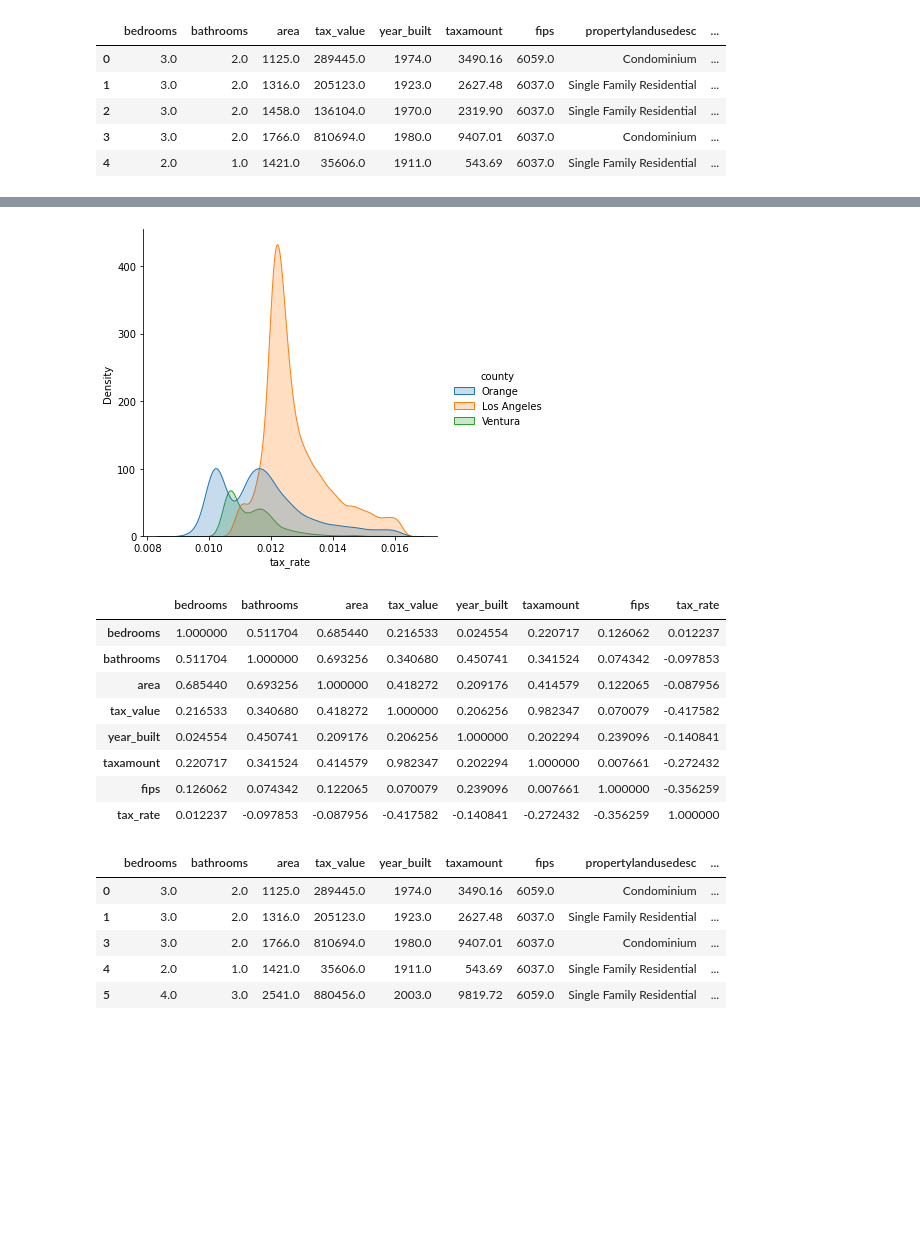
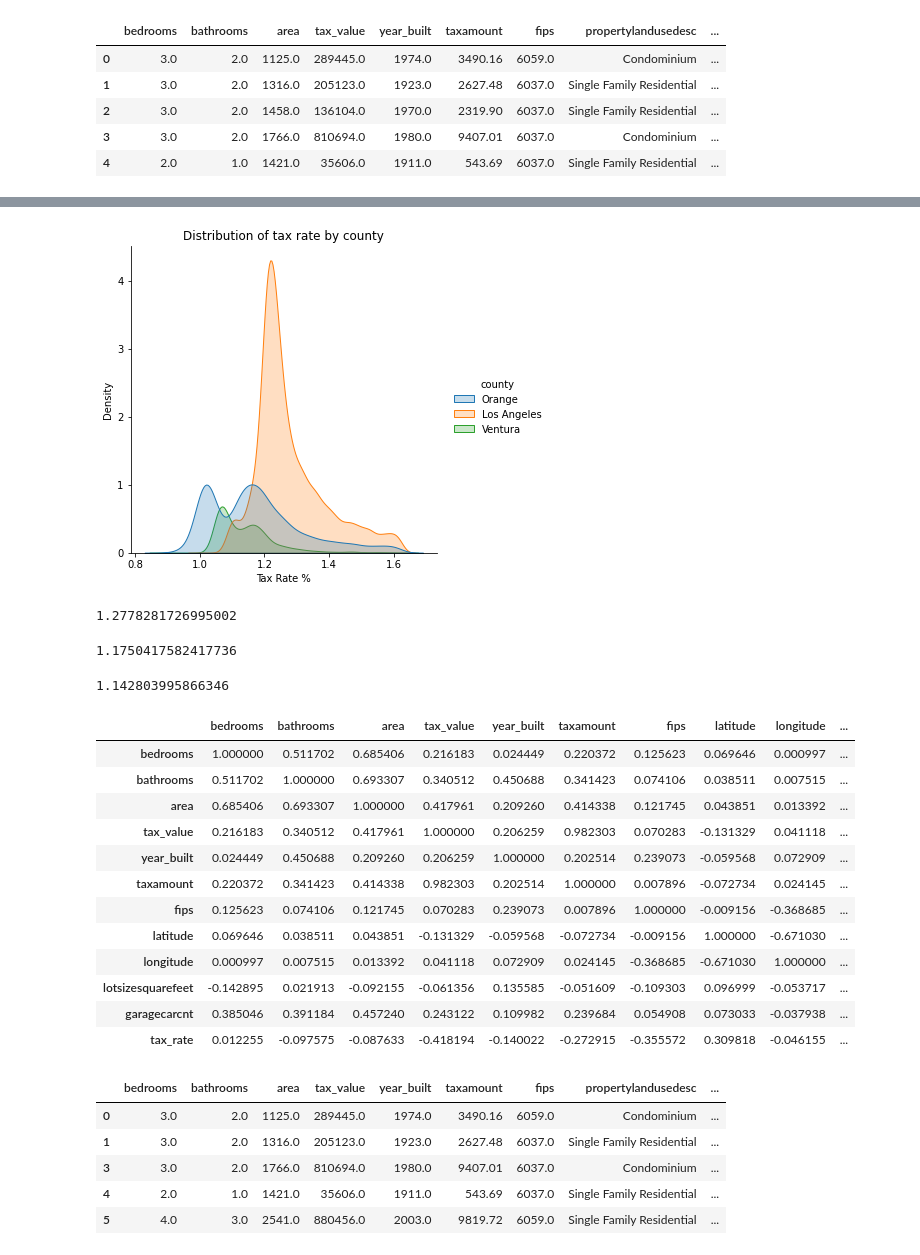
Before and after one commit to Joshua-C-Bryant/zillow_data_regression_project, a Jupyter notebook: exploration.ipynb, the cells around one changed output, grey strips where cells are left out. Cells and saved outputs as stored; diff of their text form; code cells hidden in the pictures; blank space fills up the shorter version.

```diff
--- a/exploration.ipynb
+++ b/exploration.ipynb
@@ -42,7 +44,7 @@ df['county'] = df['fips'].replace({6037:'Los Angeles',6059:'Orange',6111:'Ventur
 # %%
 # Creating tax_rate column
 
-df['tax_rate'] = (df['taxamount']/df['tax_value'])
+df['tax_rate'] = round((df['taxamount']/df['tax_value'])*100,2)
 df.head()
 # %% [output]
 |  | bedrooms | bathrooms | area | tax_value | year_built | taxamount | fips | propertylandusedesc | ... |
@@ -114,22 +131,40 @@ tax_data.describe()
 # %%
 # Plotting distribution of tax_rate by county
 
 sns.displot(tax_data, x="tax_rate", hue="county", kind='kde',fill=True)
+plt.xlabel('Tax Rate %')
+plt.title('Distribution of tax rate by county')
 plt.show()
 # %% [output]
-[figure, old version]
+[figure, new version]
+# %%
+df[df.county=='Los Angeles'].tax_rate.mean()
+# %% [output]
+1.2778281726995002
+# %%
+df[df.county=='Orange'].tax_rate.mean()
+# %% [output]
+1.1750417582417736
+# %%
+df[df.county=='Ventura'].tax_rate.mean()
+# %% [output]
+1.142803995866346
 # %%
 df.corr()
 # %% [output]
-|  | bedrooms | bathrooms | area | tax_value | year_built | taxamount | fips | tax_rate |
-| bedrooms | 1.000000 | 0.511704 | 0.685440 | 0.216533 | 0.024554 | 0.220717 | 0.126062 | 0.012237 |
-| bathrooms | 0.511704 | 1.000000 | 0.693256 | 0.340680 | 0.450741 | 0.341524 | 0.074342 | -0.097853 |
-| area | 0.685440 | 0.693256 | 1.000000 | 0.418272 | 0.209176 | 0.414579 | 0.122065 | -0.087956 |
-| tax_value | 0.216533 | 0.340680 | 0.418272 | 1.000000 | 0.206256 | 0.982347 | 0.070079 | -0.417582 |
-| year_built | 0.024554 | 0.450741 | 0.209176 | 0.206256 | 1.000000 | 0.202294 | 0.239096 | -0.140841 |
-| taxamount | 0.220717 | 0.341524 | 0.414579 | 0.982347 | 0.202294 | 1.000000 | 0.007661 | -0.272432 |
-| fips | 0.126062 | 0.074342 | 0.122065 | 0.070079 | 0.239096 | 0.007661 | 1.000000 | -0.356259 |
-| tax_rate | 0.012237 | -0.097853 | -0.087956 | -0.417582 | -0.140841 | -0.272432 | -0.356259 | 1.000000 |
+|  | bedrooms | bathrooms | area | tax_value | year_built | taxamount | fips | latitude | longitude | ... |
+| bedrooms | 1.000000 | 0.511702 | 0.685406 | 0.216183 | 0.024449 | 0.220372 | 0.125623 | 0.069646 | 0.000997 | ... |
+| bathrooms | 0.511702 | 1.000000 | 0.693307 | 0.340512 | 0.450688 | 0.341423 | 0.074106 | 0.038511 | 0.007515 | ... |
+| area | 0.685406 | 0.693307 | 1.000000 | 0.417961 | 0.209260 | 0.414338 | 0.121745 | 0.043851 | 0.013392 | ... |
+| tax_value | 0.216183 | 0.340512 | 0.417961 | 1.000000 | 0.206259 | 0.982303 | 0.070283 | -0.131329 | 0.041118 | ... |
+| year_built | 0.024449 | 0.450688 | 0.209260 | 0.206259 | 1.000000 | 0.202514 | 0.239073 | -0.059568 | 0.072909 | ... |
+| taxamount | 0.220372 | 0.341423 | 0.414338 | 0.982303 | 0.202514 | 1.000000 | 0.007896 | -0.072734 | 0.024145 | ... |
+| fips | 0.125623 | 0.074106 | 0.121745 | 0.070283 | 0.239073 | 0.007896 | 1.000000 | -0.009156 | -0.368685 | ... |
+| latitude | 0.069646 | 0.038511 | 0.043851 | -0.131329 | -0.059568 | -0.072734 | -0.009156 | 1.000000 | -0.671030 | ... |
+| longitude | 0.000997 | 0.007515 | 0.013392 | 0.041118 | 0.072909 | 0.024145 | -0.368685 | -0.671030 | 1.000000 | ... |
+| lotsizesquarefeet | -0.142895 | 0.021913 | -0.092155 | -0.061356 | 0.135585 | -0.051609 | -0.109303 | 0.096999 | -0.053717 | ... |
+| garagecarcnt | 0.385046 | 0.391184 | 0.457240 | 0.243122 | 0.109982 | 0.239684 | 0.054908 | 0.073033 | -0.037938 | ... |
+| tax_rate | 0.012255 | -0.097575 | -0.087633 | -0.418194 | -0.140022 | -0.272915 | -0.355572 | 0.309818 | -0.046155 | ... |
 # %%
 df.head()
 # %% [output]
```
Also changed, not shown: parts of 28 cells of this notebook, 3 other files.
